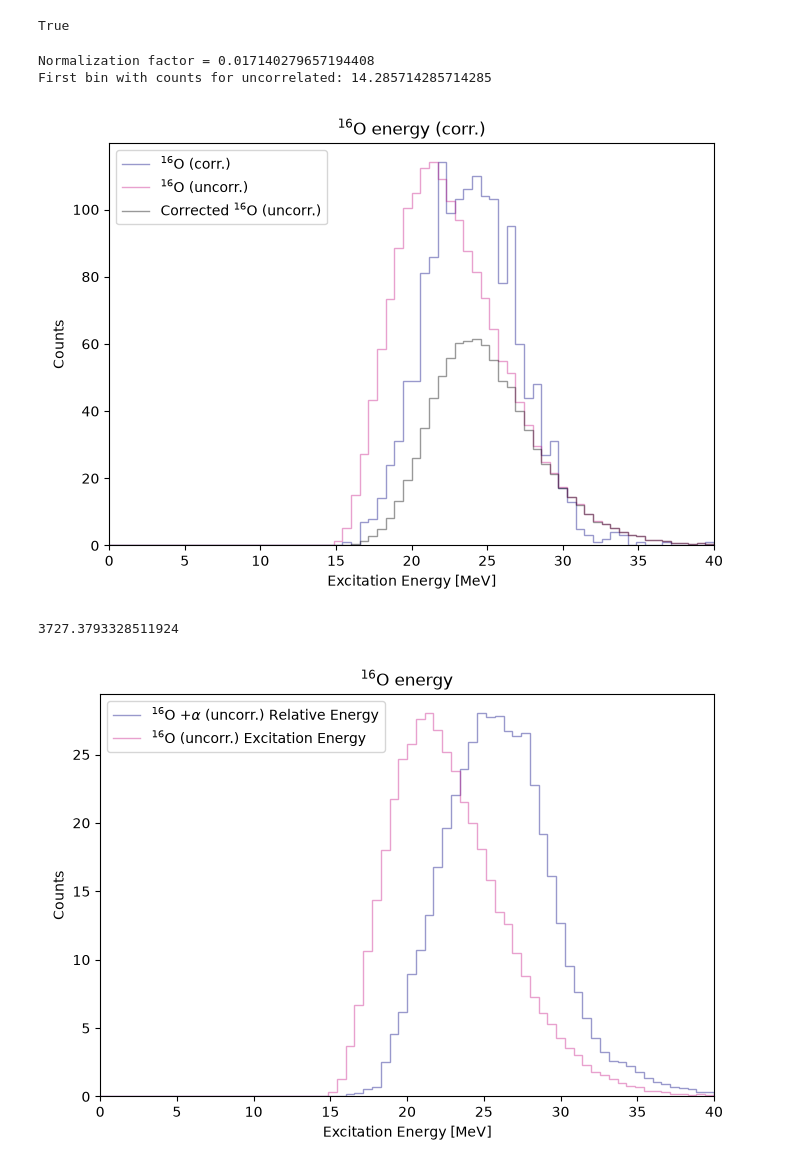
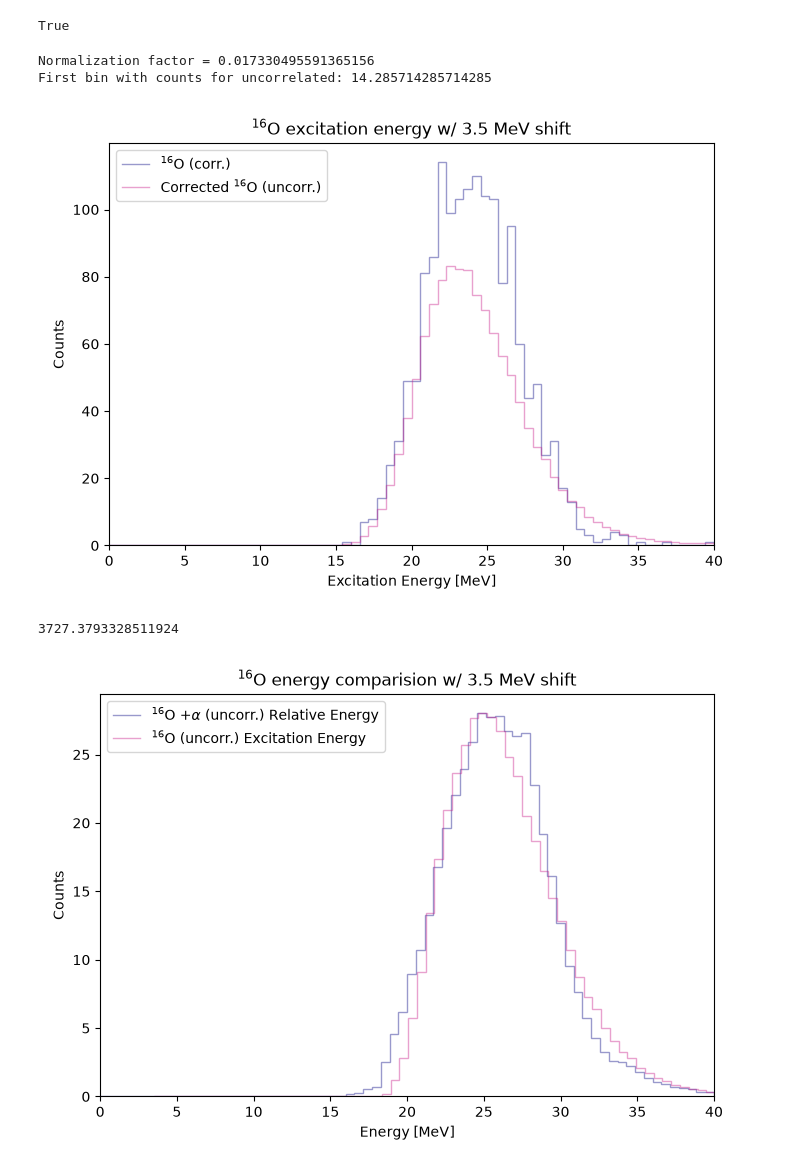
Before and after one commit to singhp99/spyral_notebooks, a Jupyter notebook: event_mixing_16O.ipynb, the cells around one changed output. Drawn from its saved outputs; the diff is of its cells as text; code cells hidden in the pictures.

Commit message:
corrected the 16o plot wiht the shift

```diff
--- a/event_mixing_16O.ipynb
+++ b/event_mixing_16O.ipynb
@@ -1262,7 +1262,7 @@ uncorr_ex_geq0 = [hist_uncorr.bins[i] for i in range(len(uncorr_scaled_2)) if un
 # print(uncorr_ex_geq0)
 print(f"First bin with counts for uncorrelated: {uncorr_ex_geq0[0]}")
 
-shifted_bins = hist_uncorr.bins + 1.7143
+shifted_bins = hist_uncorr.bins + 3.5#1.7143
 bin_centers = (shifted_bins[:-1] + shifted_bins[1:]) / 2
 weight = inverse_fermi(bin_centers,*o16_parameters)
 
@@ -1278,53 +1278,53 @@ ax.stairs(
     label=r"$^{16}$O (corr.)"
 )
 
-ax.stairs(
-    uncorr_scaled_2,
-    edges=hist_uncorr.bins,
-    color="mediumvioletred",
-    alpha=0.4,
-    label=r"$^{16}$O (uncorr.)"
-)
+# ax.stairs(
+#     uncorr_scaled_2,
+#     edges=hist_uncorr.bins,
+#     color="mediumvioletred",
+#     alpha=0.4,
+#     label=r"$^{16}$O (uncorr.)"
+# )
 
 ax.stairs(
     uncorr_fermi,
     edges=hist_uncorr.bins,
-    color="black",
+    color="mediumvioletred",
     alpha=0.4,
     label=r"Corrected $^{16}$O (uncorr.)"
 )
 
 # uncorr_fermi = np.full_like(uncorr_scaled,uncorr_scaled)
 
 # for i in range(len(uncorr_scaled)):
 #     if i <= 40:
 #         weight = inverse_fermi(hist_uncorr.bins[i],*o16_parameters)
 #         uncorr_fermi[i] = weight * uncorr_scaled[i]
 #     else:
 #         uncorr_fermi[i] = uncorr_scaled[i]
 
 
 # ax.stairs(
 #     uncorr_fermi,
 #     edges=hist_uncorr.bins,
 #     color="black",
 #     alpha=0.4,
 #     label=r"$^{16}$O (uncorr.)"
 # )
 # # ax.axvline(x=hist_uncorr.bins[41])
 
 ax.set_xlabel("Excitation Energy [MeV]")
 ax.set_ylabel("Counts")
-ax.set_title(r"$^{16}$O energy (corr.)")
+ax.set_title(r"$^{16}$O excitation energy w/ 3.5 MeV shift")
 ax.set_xlim(0, 40)
 ax.legend()
 
 plt.tight_layout()
 plt.show()
 # %% [output]
-Normalization factor = 0.017140279657194408
+Normalization factor = 0.017330495591365156
 First bin with counts for uncorrelated: 14.285714285714285
-[figure, old version]
+[figure, new version]
 # %%
 print(ejectile.mass)
 # %% [output]
@@ -1345,18 +1345,18 @@ ax.stairs(
 
 ax.stairs(
     uncorr_scaled_2*ratio_max,
-    edges=hist_uncorr.bins   , #1.7143
+    edges=hist_uncorr.bins  + 3.5, #1.7143
     color="mediumvioletred",
     alpha=0.4,
     label=r"$^{16}$O (uncorr.) Excitation Energy"
 )
-ax.set_xlabel("Excitation Energy [MeV]")
+ax.set_xlabel("Energy [MeV]")
 ax.set_ylabel("Counts")
-ax.set_title(r"$^{16}$O energy")
+ax.set_title(r"$^{16}$O energy comparision w/ 3.5 MeV shift")
 ax.set_xlim(0,40)
 ax.legend()
 
 plt.tight_layout()
 plt.show()
 # %% [output]
-[figure, old version]
+[figure, new version]
```
